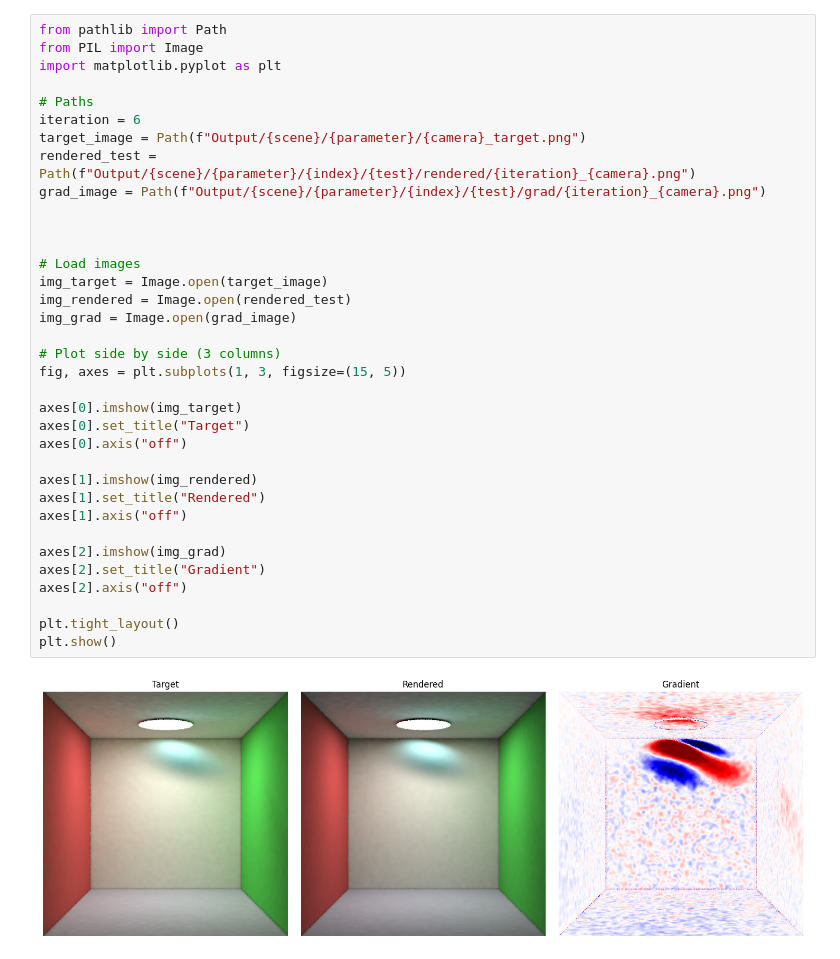
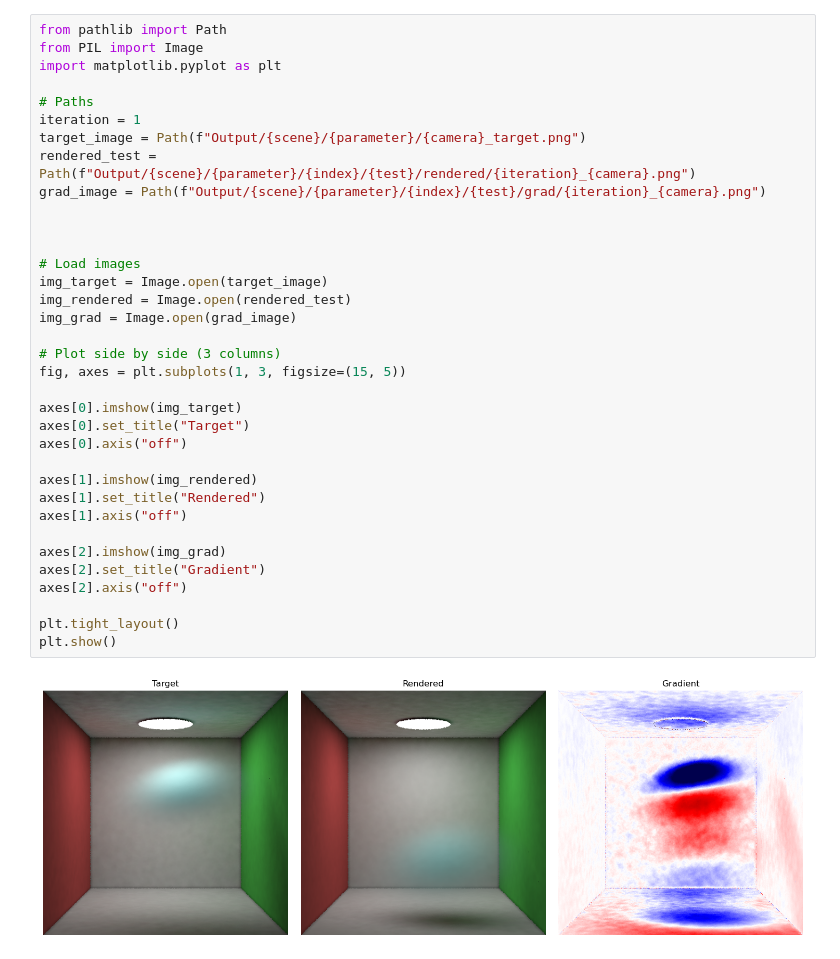
Before and after one commit to M-Gjerde/DifferentiablePointRendering, a Jupyter notebook: python/finite_difference/notebook_scatter_2.ipynb, the cells around one changed output. Drawn from its saved outputs; the diff is of its cells as text.

```diff
--- a/python/finite_difference/notebook_scatter_2.ipynb
+++ b/python/finite_difference/notebook_scatter_2.ipynb
@@ -107,34 +107,34 @@ from PIL import Image
 import matplotlib.pyplot as plt
 
 # Paths
-iteration = 6
+iteration = 1
 target_image = Path(f"Output/{scene}/{parameter}/{camera}_target.png")
 rendered_test = Path(f"Output/{scene}/{parameter}/{index}/{test}/rendered/{iteration}_{camera}.png")
 grad_image = Path(f"Output/{scene}/{parameter}/{index}/{test}/grad/{iteration}_{camera}.png")
 
 
 
 # Load images
 img_target = Image.open(target_image)
 img_rendered = Image.open(rendered_test)
 img_grad = Image.open(grad_image)
 
 # Plot side by side (3 columns)
 fig, axes = plt.subplots(1, 3, figsize=(15, 5))
 
 axes[0].imshow(img_target)
 axes[0].set_title("Target")
 axes[0].axis("off")
 
 axes[1].imshow(img_rendered)
 axes[1].set_title("Rendered")
 axes[1].axis("off")
 
 axes[2].imshow(img_grad)
 axes[2].set_title("Gradient")
 axes[2].axis("off")
 
 plt.tight_layout()
 plt.show()
 # %% [output]
-[figure, old version]
+[figure, new version]
```
Also changed, not shown: parts of 8 cells of this notebook, 8 other files.
